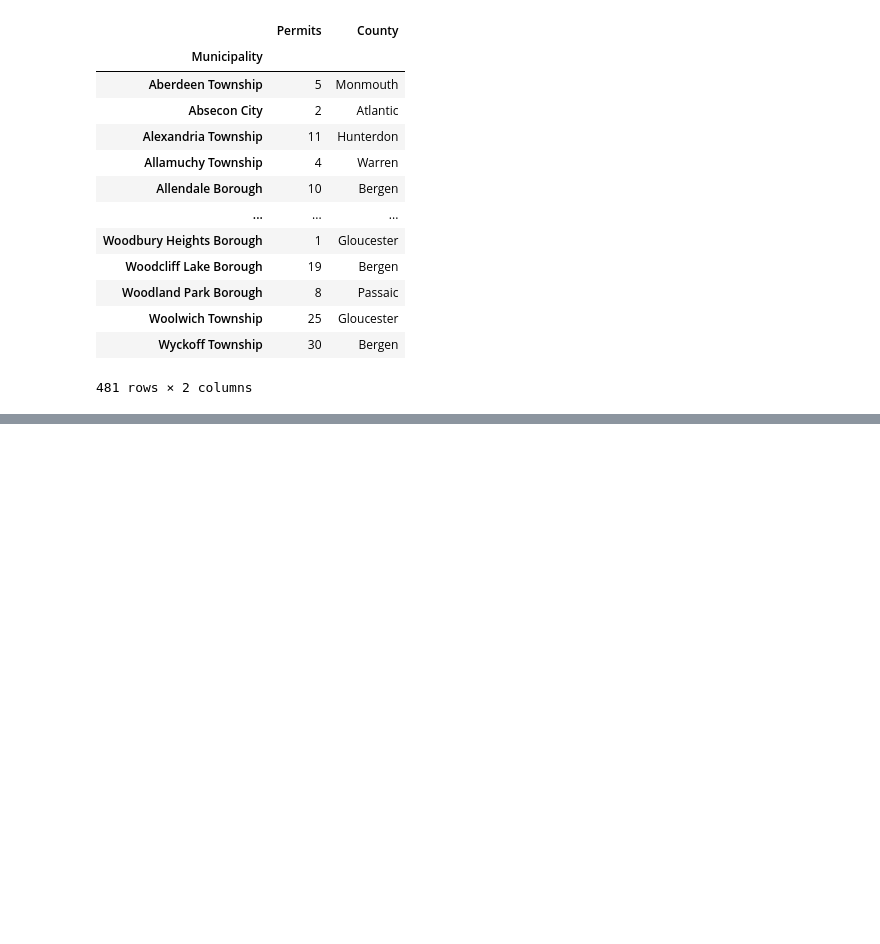
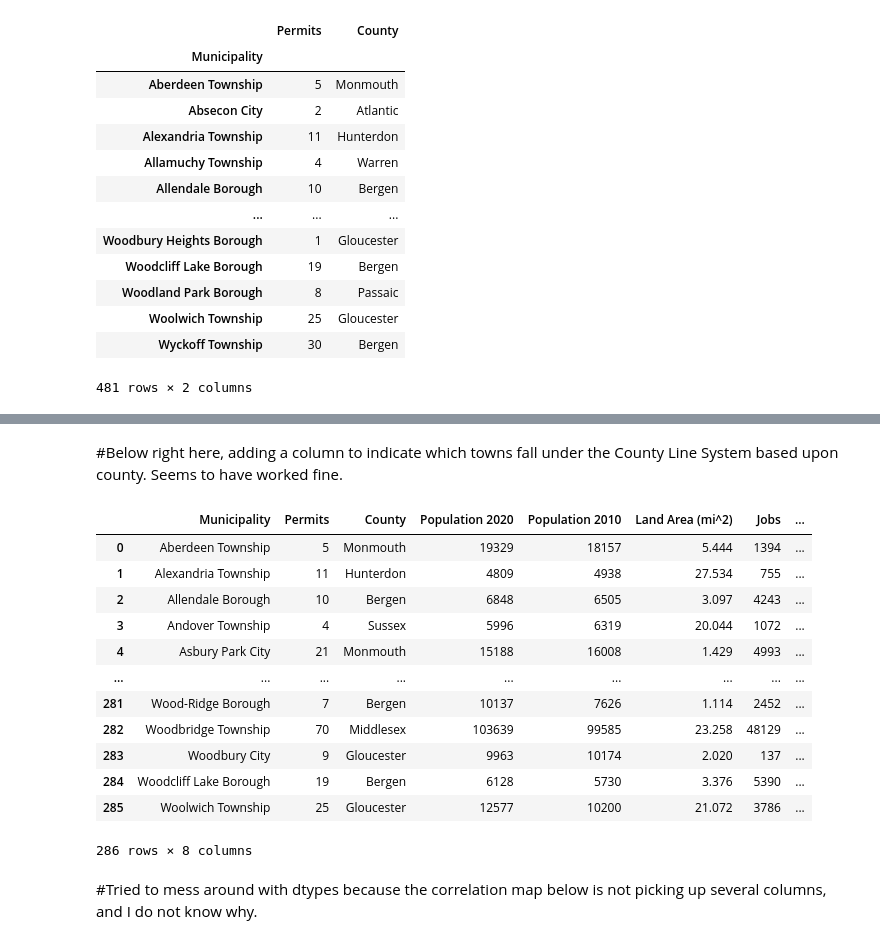
Before and after one commit to BrianKEverett/County-Line, a Jupyter notebook: Dissertation3_Everett.ipynb, the cells around one changed output, grey strips where cells are left out. Drawn from its saved outputs; the diff is of its cells as text; code cells hidden in the pictures; blank space fills up the shorter version.

```diff
--- a/Dissertation3_Everett.ipynb
+++ b/Dissertation3_Everett.ipynb
@@ -238,0 +301,4 @@ The first Dissertation_Everett file is good, runs well, but is only at the count
+# %%
+permits4 = permits4.rename(columns={'County_x': 'County'})
+del permits4 ['County_y']
+permits4
@@ -238,0 +319,44 @@ The first Dissertation_Everett file is good, runs well, but is only at the count
+# %% [markdown]
+#Below right here, adding a column to indicate which towns fall under the County Line System based upon county. Seems to have worked fine.
+# %%
+permits4['County Line'] = 'Other'
+# %%
+permits4.loc[permits4['County'] == 'Salem', 'County Line'] = '0'
+permits4.loc[permits4['County'] == 'Sussex', 'County Line'] = '0'
+permits4.loc[permits4['County'] == 'Monmouth', 'County Line'] = '1'
+permits4.loc[permits4['County'] == 'Passaic', 'County Line'] = '1'
+permits4.loc[permits4['County'] == 'Bergen', 'County Line'] = '1'
+permits4.loc[permits4['County'] == 'Warren', 'County Line'] = '1'
+permits4.loc[permits4['County'] == 'Morris', 'County Line'] = '1'
+permits4.loc[permits4['County'] == 'Essex', 'County Line'] = '1'
+permits4.loc[permits4['County'] == 'Union', 'County Line'] = '1'
+permits4.loc[permits4['County'] == 'Somerset', 'County Line'] = '1'
+permits4.loc[permits4['County'] == 'Hunterdon', 'County Line'] = '1'
+permits4.loc[permits4['County'] == 'Middlesex', 'County Line'] = '1'
+permits4.loc[permits4['County'] == 'Mercer', 'County Line'] = '1'
+permits4.loc[permits4['County'] == 'Ocean', 'County Line'] = '1'
+permits4.loc[permits4['County'] == 'Burlington', 'County Line'] = '1'
+permits4.loc[permits4['County'] == 'Camden', 'County Line'] = '1'
+permits4.loc[permits4['County'] == 'Atlantic', 'County Line'] = '1'
+permits4.loc[permits4['County'] == 'Gloucester', 'County Line'] = '1'
+permits4.loc[permits4['County'] == 'Cumberland', 'County Line'] = '1'
+permits4.loc[permits4['County'] == 'Cape May', 'County Line'] = '1'
+permits4.loc[permits4['County'] == 'Hudson', 'County Line'] = '1'
+
+permits4
+# %% [output]
+|  | Municipality | Permits | County | Population 2020 | Population 2010 | Land Area (mi^2) | Jobs | ... |
+| 0 | Aberdeen Township | 5 | Monmouth | 19329 | 18157 | 5.444 | 1394 | ... |
+| 1 | Alexandria Township | 11 | Hunterdon | 4809 | 4938 | 27.534 | 755 | ... |
+| 2 | Allendale Borough | 10 | Bergen | 6848 | 6505 | 3.097 | 4243 | ... |
+| 3 | Andover Township | 4 | Sussex | 5996 | 6319 | 20.044 | 1072 | ... |
+| 4 | Asbury Park City | 21 | Monmouth | 15188 | 16008 | 1.429 | 4993 | ... |
+| ... | ... | ... | ... | ... | ... | ... | ... | ... |
+| 281 | Wood-Ridge Borough | 7 | Bergen | 10137 | 7626 | 1.114 | 2452 | ... |
+| 282 | Woodbridge Township | 70 | Middlesex | 103639 | 99585 | 23.258 | 48129 | ... |
+| 283 | Woodbury City | 9 | Gloucester | 9963 | 10174 | 2.020 | 137 | ... |
+| 284 | Woodcliff Lake Borough | 19 | Bergen | 6128 | 5730 | 3.376 | 5390 | ... |
+| 285 | Woolwich Township | 25 | Gloucester | 12577 | 10200 | 21.072 | 3786 | ... |
+286 rows × 8 columns
+# %% [markdown]
+#Tried to mess around with dtypes because the correlation map below is not picking up several columns, and I do not know why.
```
Also changed, not shown: parts of 26 cells of this notebook.
